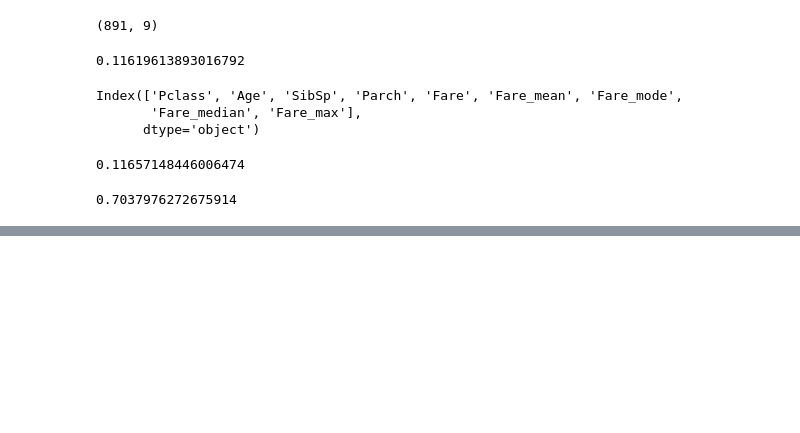
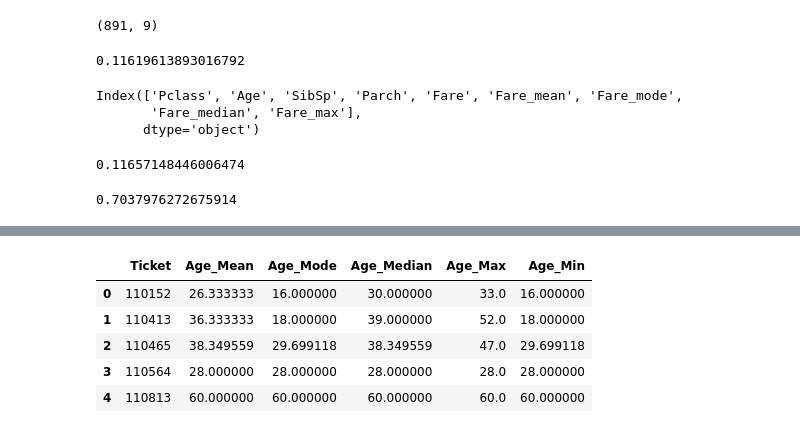
Before and after one commit to aaron0319/1st-DL-CVMarathon, a Jupyter notebook: Day_029_HW.ipynb, the cells around one changed output, grey strips where cells are left out. Drawn from its saved outputs; the diff is of its cells as text; code cells hidden in the pictures; blank space fills up the shorter version.

```diff
--- a/Day_029_HW.ipynb
+++ b/Day_029_HW.ipynb
@@ -164,0 +205,9 @@ cross_val_score(estimator, train_X, train_Y, cv=5).mean()
+# %%
+temp.head()
+# %% [output]
+|  | Ticket | Age_Mean | Age_Mode | Age_Median | Age_Max | Age_Min |
+| 0 | 110152 | 26.333333 | 16.000000 | 30.000000 | 33.0 | 16.000000 |
+| 1 | 110413 | 36.333333 | 18.000000 | 39.000000 | 52.0 | 18.000000 |
+| 2 | 110465 | 38.349559 | 29.699118 | 38.349559 | 47.0 | 29.699118 |
+| 3 | 110564 | 28.000000 | 28.000000 | 28.000000 | 28.0 | 28.000000 |
+| 4 | 110813 | 60.000000 | 60.000000 | 60.000000 | 60.0 | 60.000000 |
```
Also changed, not shown: parts of 18 cells of this notebook.
